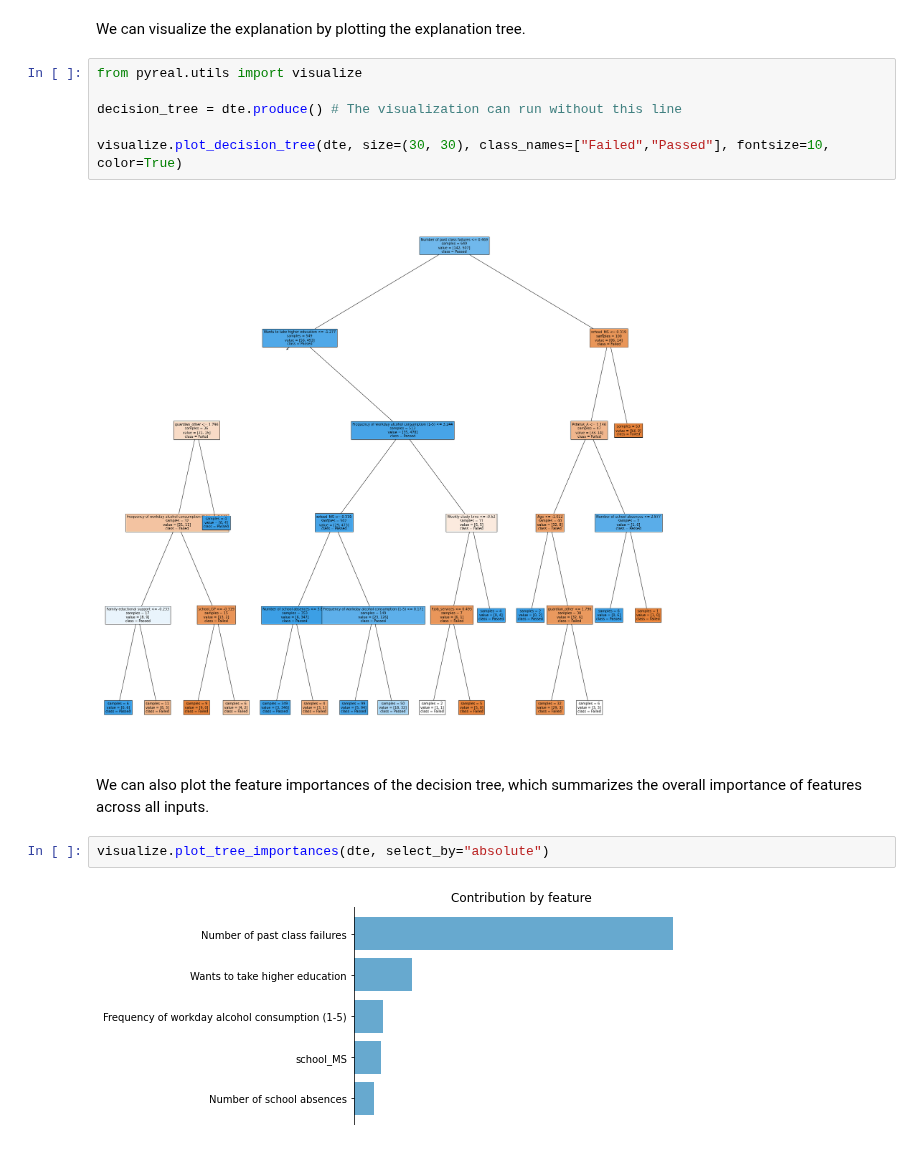
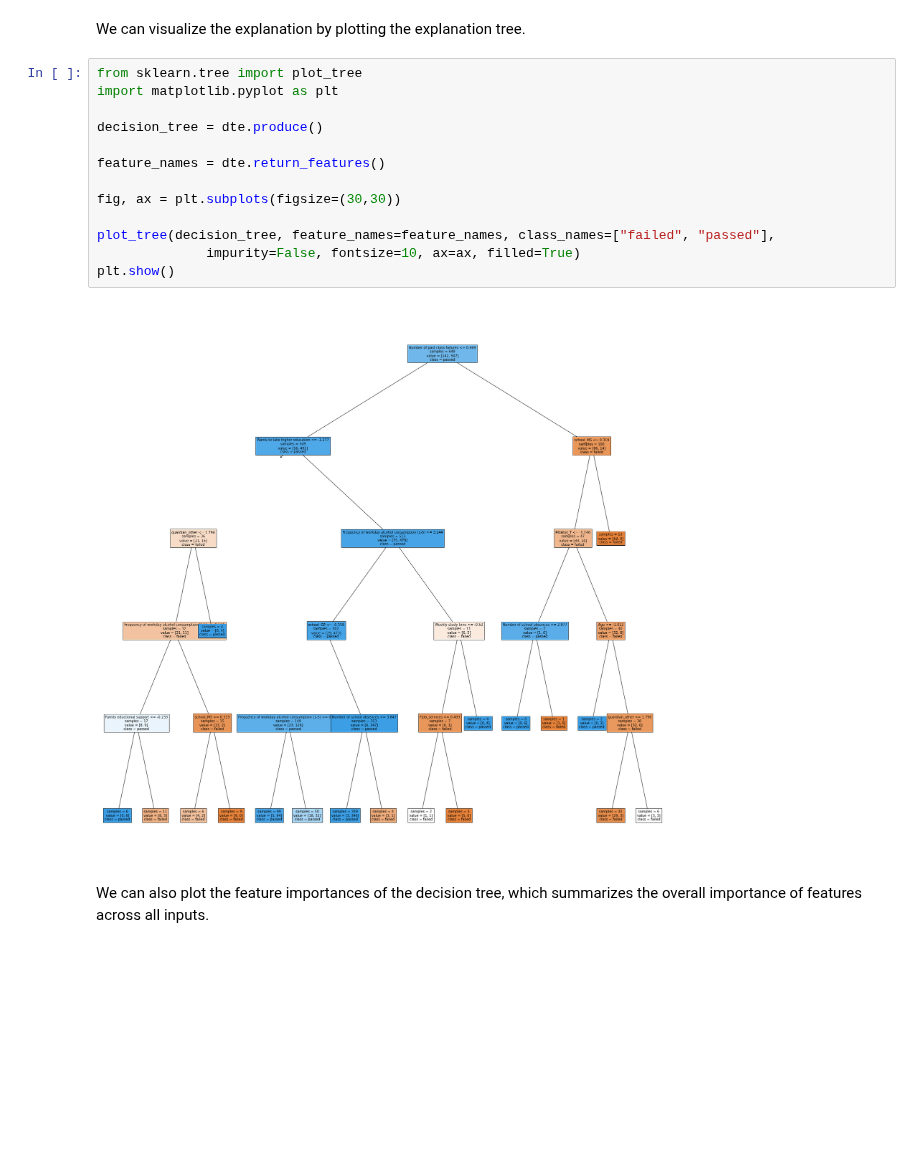
Before and after one commit to sibyl-dev/pyreal, a Jupyter notebook: tutorials/student/student_performance_dte.ipynb, the cells around one changed output. Cells and saved outputs as stored; diff of their text form; blank space fills up the shorter version.

```diff
--- a/tutorials/student/student_performance_dte.ipynb
+++ b/tutorials/student/student_performance_dte.ipynb
@@ -108,17 +108,20 @@ Finally, we fit our explainer, and take a look at the most predictive features.
 dte.fit()
 # %% [markdown]
 We can visualize the explanation by plotting the explanation tree.
-# %%
-from pyreal.utils import visualize
-
-decision_tree = dte.produce() # The visualization can run without this line
-
-visualize.plot_decision_tree(dte, size=(30, 30), class_names=["Failed","Passed"], fontsize=10, color=True)
-# %% [output]
-[figure, removed]
+# %%
+from sklearn.tree import plot_tree
+import matplotlib.pyplot as plt
+
+decision_tree = dte.produce()
+
+feature_names = dte.return_features()
+
+fig, ax = plt.subplots(figsize=(30,30))
+
+plot_tree(decision_tree, feature_names=feature_names, class_names=["failed", "passed"],
+              impurity=False, fontsize=10, ax=ax, filled=True)
+plt.show()
+# %% [output]
+[figure, added]
 # %% [markdown]
 We can also plot the feature importances of the decision tree, which summarizes the overall importance of features across all inputs.
-# %%
-visualize.plot_tree_importances(dte, select_by="absolute")
-# %% [output]
-[figure, removed]
```
Also changed, not shown: parts of 1 cell of this notebook, 11 other files.
